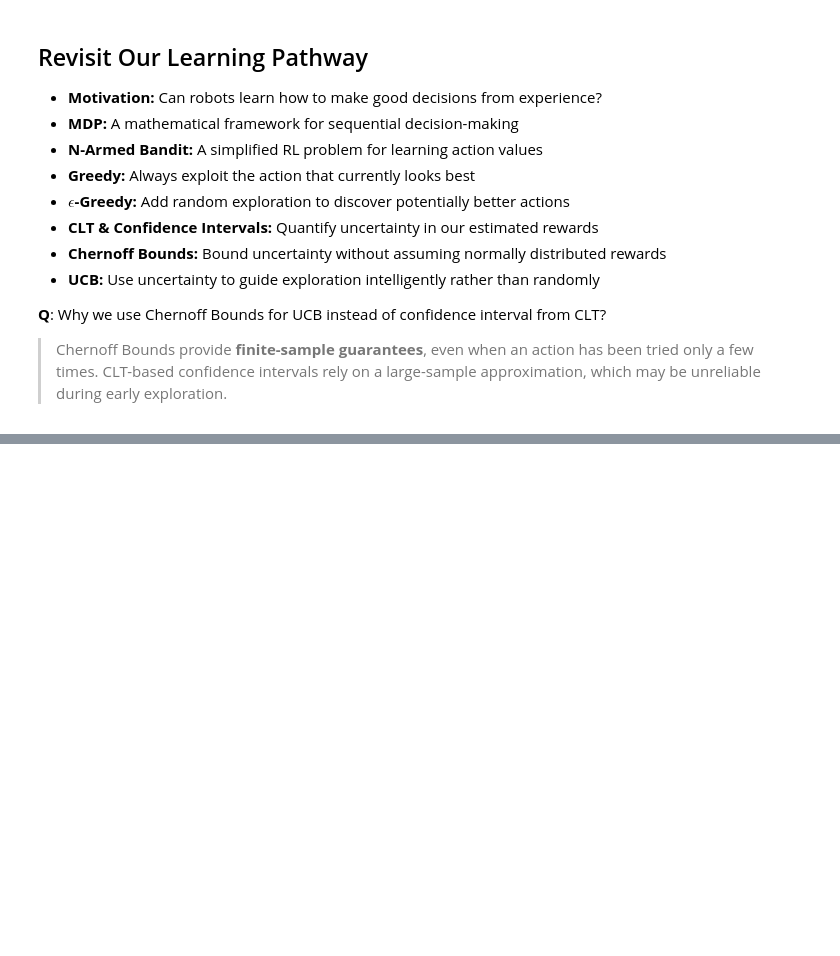
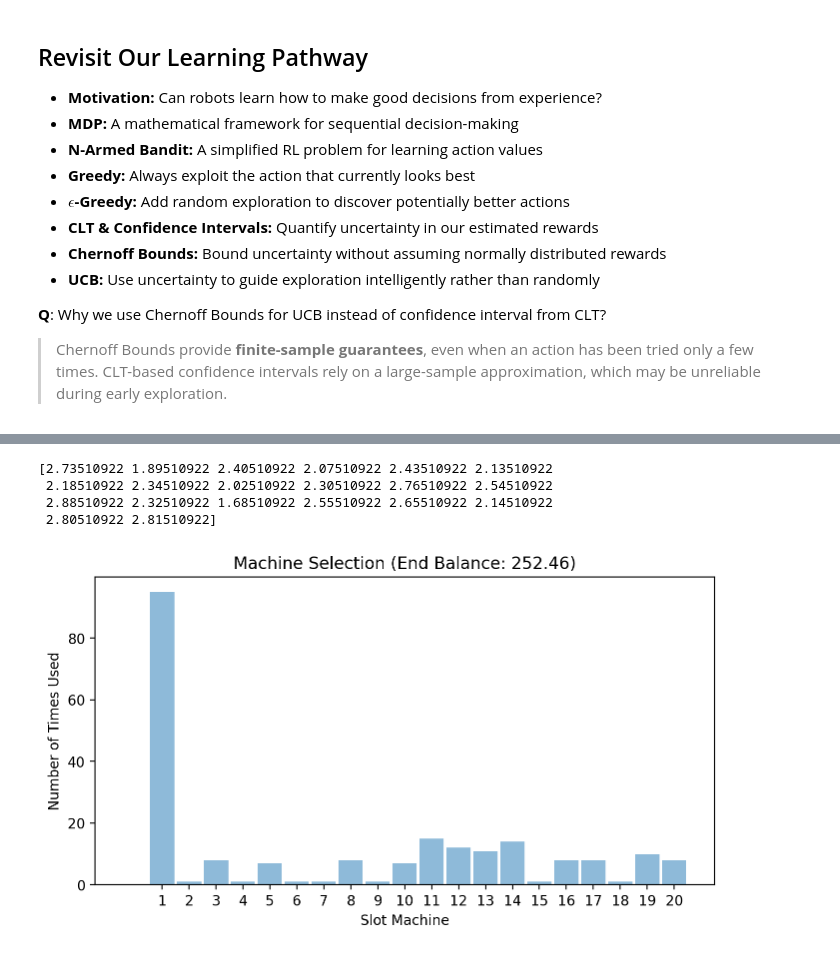
Before and after one commit to yanhai-xiong/DATA301-AML, a Jupyter notebook: Module 2 - Reinforcement Learning and Association Rules/Section 1.1 - Confidence_Intervals_and_Reinforcement_Learning.ipynb, the cells around one changed output, grey strips where cells are left out. Cells and saved outputs as stored; diff of their text form; code cells hidden in the pictures; blank space fills up the shorter version.

```diff
--- a/Module 2 - Reinforcement Learning and Association Rules/Section 1.1 - Confidence_Intervals_and_Reinforcement_Learning.ipynb
+++ b/Module 2 - Reinforcement Learning and Association Rules/Section 1.1 - Confidence_Intervals_and_Reinforcement_Learning.ipynb
@@ -455,0 +617,40 @@ Reinforcement Learning is a powerful and versatile framework that continues to e
+# %%
+# now we have to code the actual experiments and updates of the policy
+# first we play all the machines once
+for i in range(d):
+    n[i] = n[i] + 1
+    reward = Casino2(i+1)
+    R[i] = R[i] + reward
+    money = money - cost + reward
+    k = 2
+    machine_record.append(i+1)
+    UCB[i] = R[i]/n[i]+c*np.sqrt(np.log(k)/n[i])
+# %%
+print(UCB)
+# %% [output]
+[2.73510922 1.89510922 2.40510922 2.07510922 2.43510922 2.13510922
+ 2.18510922 2.34510922 2.02510922 2.30510922 2.76510922 2.54510922
+ 2.88510922 2.32510922 1.68510922 2.55510922 2.65510922 2.14510922
+ 2.80510922 2.81510922]
+# %%
+while (money > cost) & (k < max_number_of_plays):
+    # label the action with the highest UCB so far
+    star = np.argmax(UCB)
+    machine_record.append(star+1)
+    n[star] = n[star] + 1
+    k += 1
+    reward = Casino2(star+1) # sampling a reward from machine i+1
+    money = money - cost + reward # this update the money you have
+    rewards.append(money/k)
+    R[star] = R[star] + reward # update the sum of the rewards
+    UCB[star] = R[star]/n[star] +c*np.sqrt(np.log(k)/n[star]) # update the UCBs
+# %%
+plt.figure(figsize=(8,4))
+plt.hist(machine_record,bins=range(22),rwidth=0.9, alpha=0.5,align='left')
+plt.title("Machine Selection (End Balance: "+ str(round(money,2))+")")
+plt.xlabel("Slot Machine")
+plt.ylabel("Number of Times Used")
+plt.xticks(np.arange(1,21,1))
+plt.show()
+# %% [output]
+[figure, added]
```
Also changed, not shown: parts of 33 cells of this notebook, 1 other file.
